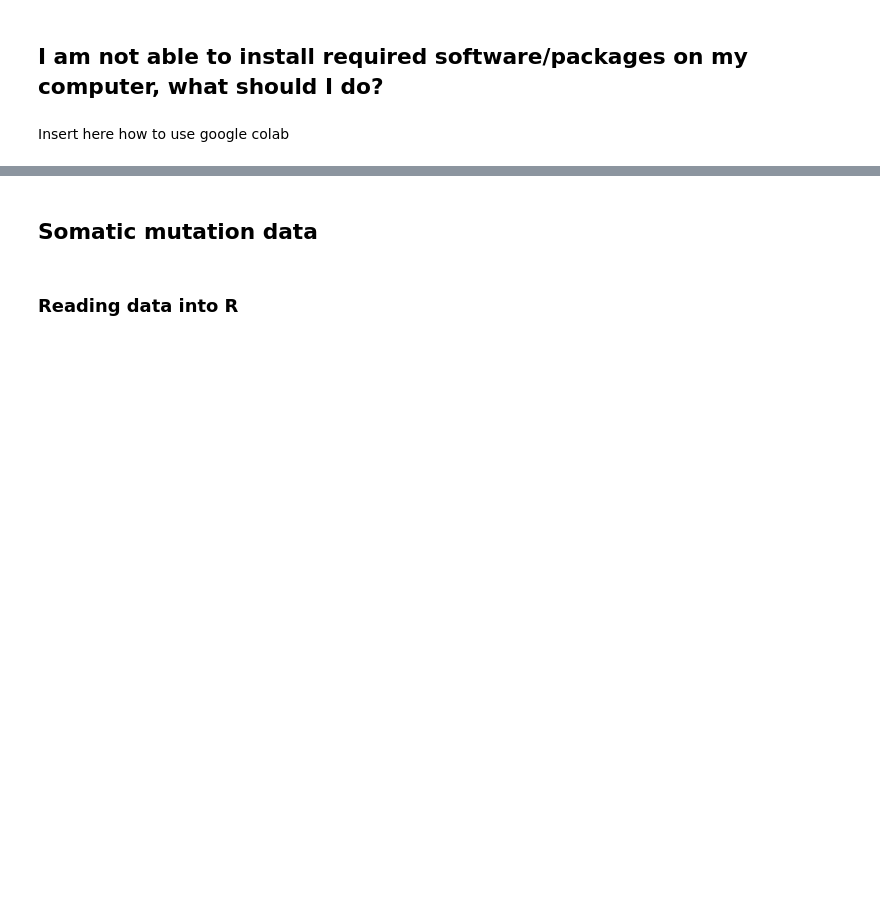
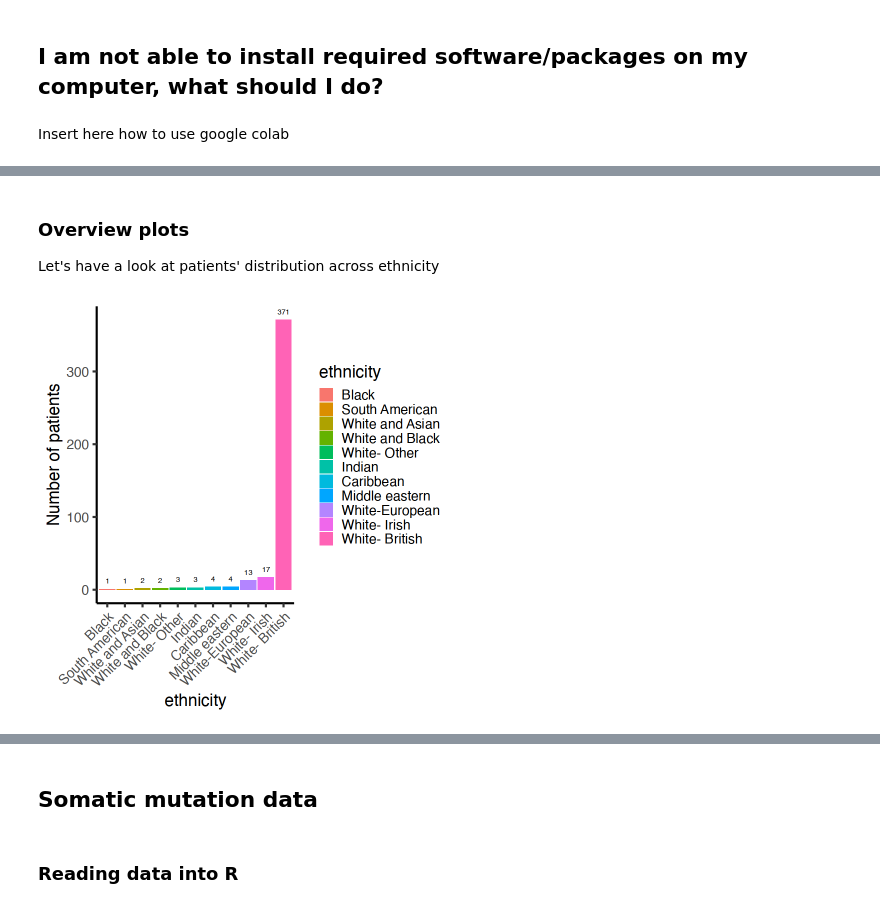
Before and after one commit to McGranahanLab/LCCE_workshop_2023, a Jupyter notebook: columns_description.ipynb, the cells around one changed output, grey strips where cells are left out. Cells and saved outputs as stored; diff of their text form; code cells hidden in the pictures; blank space fills up the shorter version.

```diff
--- a/columns_description.ipynb
+++ b/columns_description.ipynb
@@ -60,0 +71,7 @@ Insert here how to use google colab
+# %%
+tumor_df = readRDS('figurecode/data/20221109_TRACERx421_all_tumour_df.rds')
+# rename columns to match ones in mutation table and cna
+colnames(tumor_df) = gsub('tumour_id_muttable_cruk', 'tumour_id',
+                          colnames(tumor_df))
+colnames(tumor_df) = gsub('cruk_id', 'patient_id', colnames(tumor_df))
+head(tumor_df)
@@ -60,0 +112,23 @@ Insert here how to use google colab
+# %% [markdown]
+###  Overview plots  <a class="anchor" id="Pathology-plots"></a>
+Let's have a look at patients' distribution across ethnicity
+# %%
+patient_by_ethnicity = as.data.table(tumor_df)
+patient_by_ethnicity = patient_by_ethnicity[,(length(unique(patient_id))),
+                                            by = ethnicity]
+colnames(patient_by_ethnicity)[2] = 'n'
+patient_by_ethnicity = patient_by_ethnicity[order(patient_by_ethnicity$n)]
+patient_by_ethnicity$ethnicity = factor(patient_by_ethnicity$ethnicity,
+                                       patient_by_ethnicity$ethnicity)
+
+ggplot(data = patient_by_ethnicity,
+       aes(x = ethnicity, y = n,
+           fill = ethnicity, label = n)) +
+       geom_bar(stat = "identity") +
+       geom_text(vjust = -1, size = 3) +
+       ylab('Number of patients') +
+       theme_classic(base_size = 20) +
+       theme(axis.text.x = element_text(angle = 45,
+                                        hjust = 1))
+# %% [output]
+[figure, added]
```
Also changed, not shown: parts of 41 cells of this notebook.
